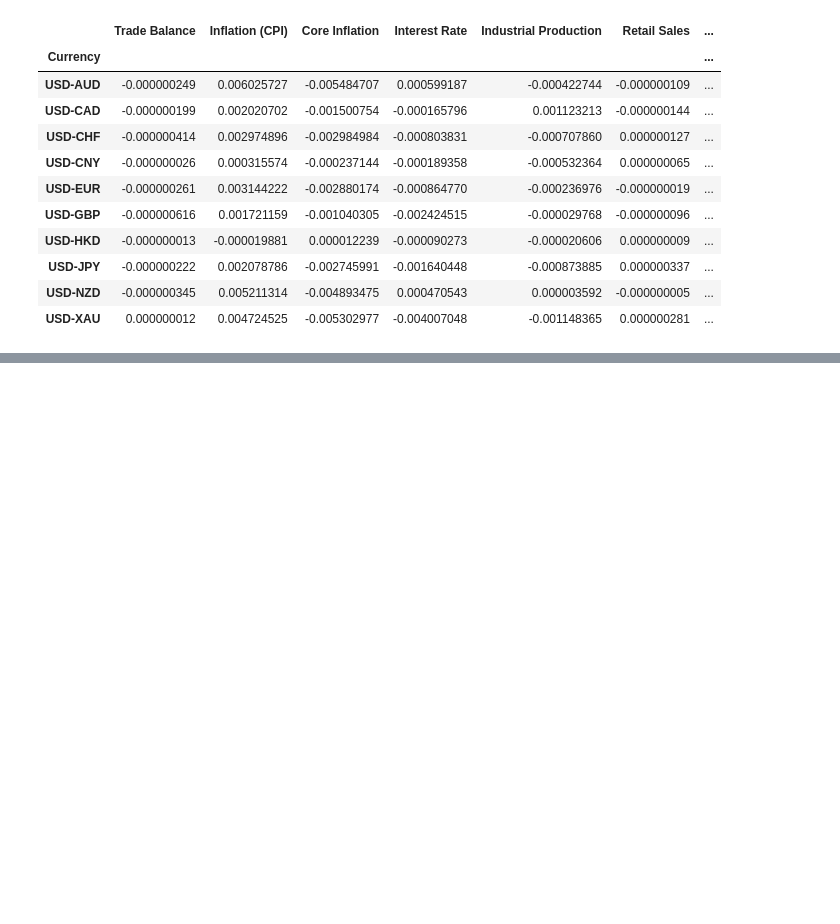
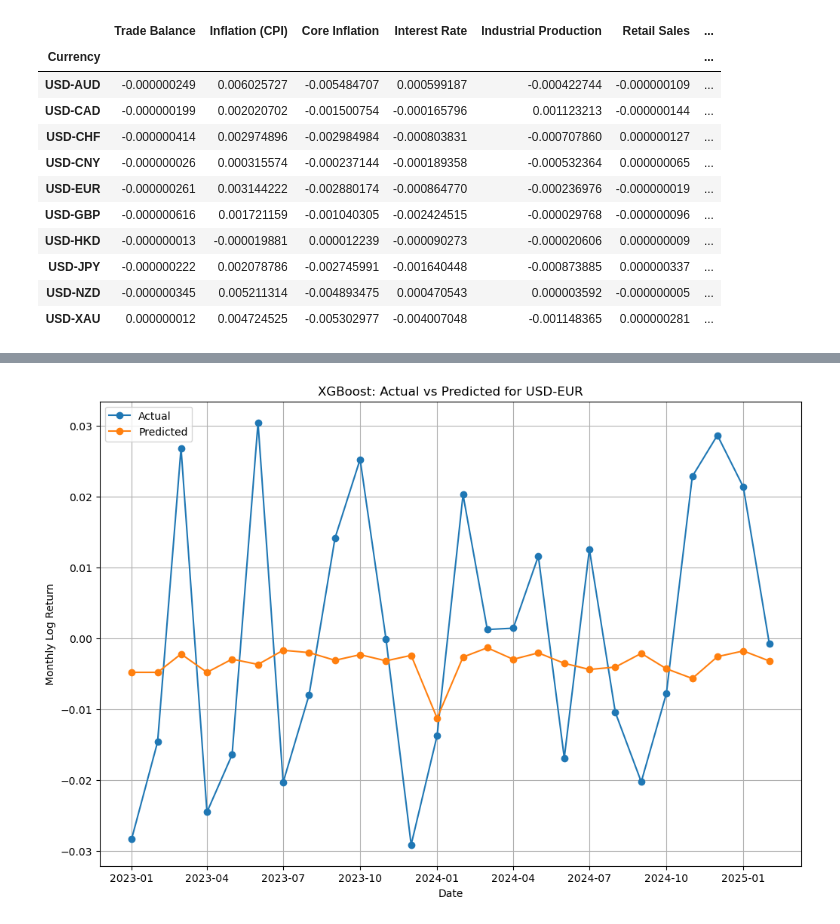
Before and after one commit to dhrunal13/TheReddestBulls, a Jupyter notebook: MLmodel.ipynb, the cells around one changed output, grey strips where cells are left out. Saved outputs shown, nothing was run; the diff lists cells and outputs as text; code cells hidden in the pictures; blank space fills up the shorter version.

```diff
--- a/MLmodel.ipynb
+++ b/MLmodel.ipynb
@@ -145,0 +247,7 @@ coeff_matrix.head(10)
+# %%
+# Inputs and outputs
+macro_vars = macro.columns.tolist()
+fx_targets = [col for col in full_df.columns if "Return" in col]
+
+X_train = train_df[macro_vars]
+X_test = test_df[macro_vars]
@@ -145,0 +310,19 @@ coeff_matrix.head(10)
+# %%
+import matplotlib.pyplot as plt
+
+currency_to_plot = "USD-EUR"
+
+for res in xgb_results:
+    if res["Currency"] == currency_to_plot:
+        plt.figure(figsize=(12,8))
+        plt.plot(res["y_test"].index, res["y_test"], label="Actual", marker='o')
+        plt.plot(res["y_test"].index, res["y_pred"], label="Predicted", marker='o')
+        plt.title(f"XGBoost: Actual vs Predicted for {currency_to_plot}")
+        plt.xlabel("Date")
+        plt.ylabel("Monthly Log Return")
+        plt.legend()
+        plt.grid(True)
+        plt.show()
+        break
+# %% [output]
+[figure, added]
```
Also changed, not shown: parts of 11 cells of this notebook.
